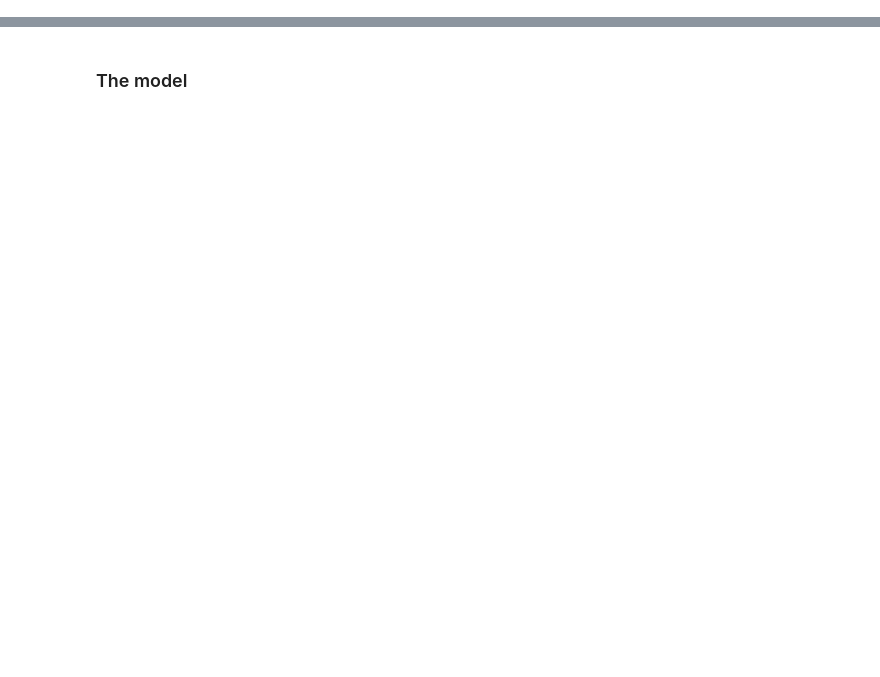
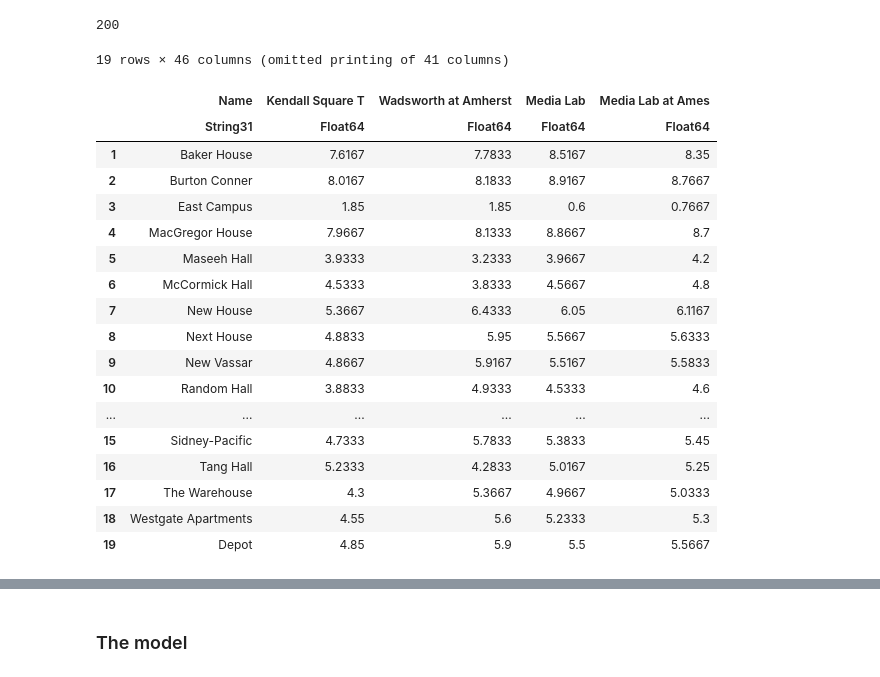
Before and after one commit to victor-radermecker/MIT-Shuttle-Service-Optimization-Project, a Jupyter notebook: code/model_one_real_data.ipynb, the cells around one changed output, grey strips where cells are left out. Cells and saved outputs as stored; diff of their text form; code cells hidden in the pictures; blank space fills up the shorter version.

```diff
--- a/code/model_one_real_data.ipynb
+++ b/code/model_one_real_data.ipynb
@@ -43,3 +37,30 @@ l = data[1:2*N+2, 8];
+# %%
+2*N+2
+# %% [output]
+200
+# %%
+driving_times
+findfirst()
+# %% [output]
+19 rows × 46 columns (omitted printing of 41 columns)
+|  | Name | Kendall Square T | Wadsworth at Amherst | Media Lab | Media Lab at Ames |
+|  | String31 | Float64 | Float64 | Float64 | Float64 |
+| 1 | Baker House | 7.6167 | 7.7833 | 8.5167 | 8.35 |
+| 2 | Burton Conner | 8.0167 | 8.1833 | 8.9167 | 8.7667 |
+| 3 | East Campus | 1.85 | 1.85 | 0.6 | 0.7667 |
+| 4 | MacGregor House | 7.9667 | 8.1333 | 8.8667 | 8.7 |
+| 5 | Maseeh Hall | 3.9333 | 3.2333 | 3.9667 | 4.2 |
+| 6 | McCormick Hall | 4.5333 | 3.8333 | 4.5667 | 4.8 |
+| 7 | New House | 5.3667 | 6.4333 | 6.05 | 6.1167 |
+| 8 | Next House | 4.8833 | 5.95 | 5.5667 | 5.6333 |
+| 9 | New Vassar | 4.8667 | 5.9167 | 5.5167 | 5.5833 |
+| 10 | Random Hall | 3.8833 | 4.9333 | 4.5333 | 4.6 |
+| ... | ... | ... | ... | ... | ... |
+| 15 | Sidney-Pacific | 4.7333 | 5.7833 | 5.3833 | 5.45 |
+| 16 | Tang Hall | 5.2333 | 4.2833 | 5.0167 | 5.25 |
+| 17 | The Warehouse | 4.3 | 5.3667 | 4.9667 | 5.0333 |
+| 18 | Westgate Apartments | 4.55 | 5.6 | 5.2333 | 5.3 |
+| 19 | Depot | 4.85 | 5.9 | 5.5 | 5.5667 |
 # %%
 data
 # %% [output]
```
Also changed, not shown: parts of 10 cells of this notebook, 7 other files.
